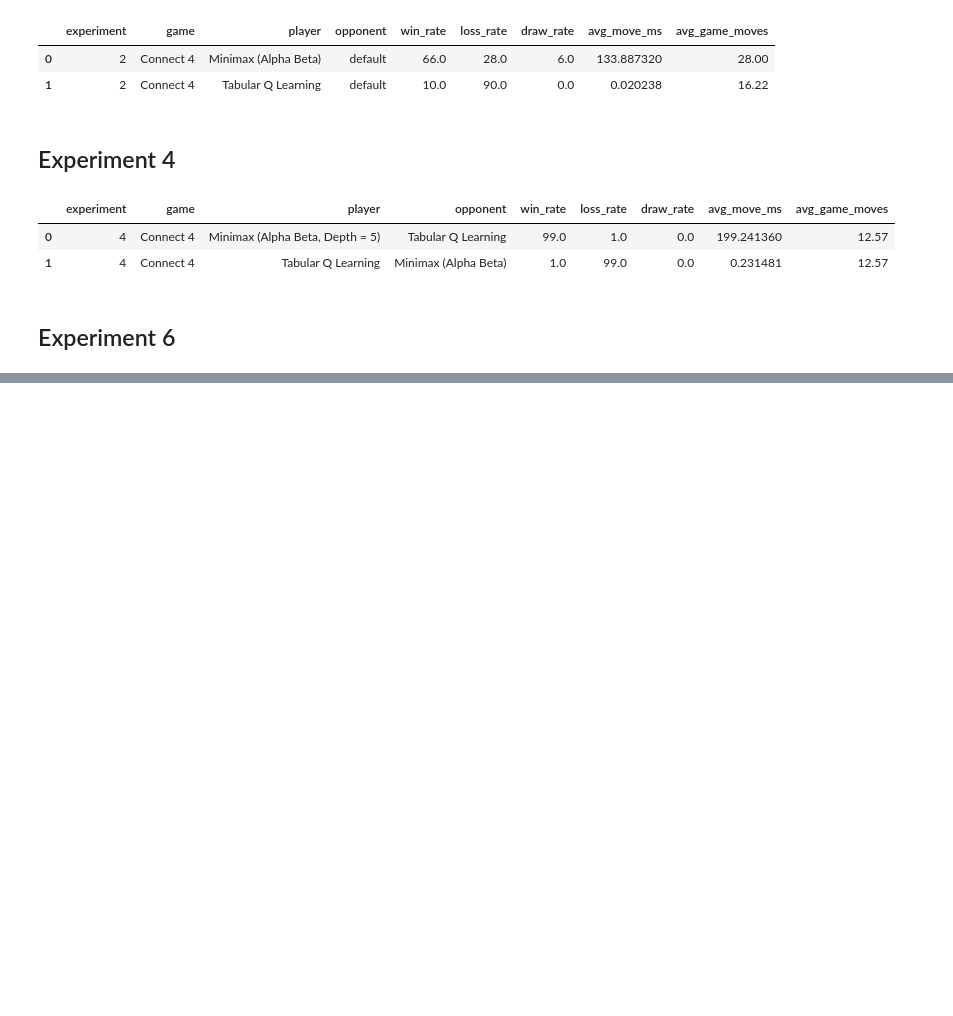
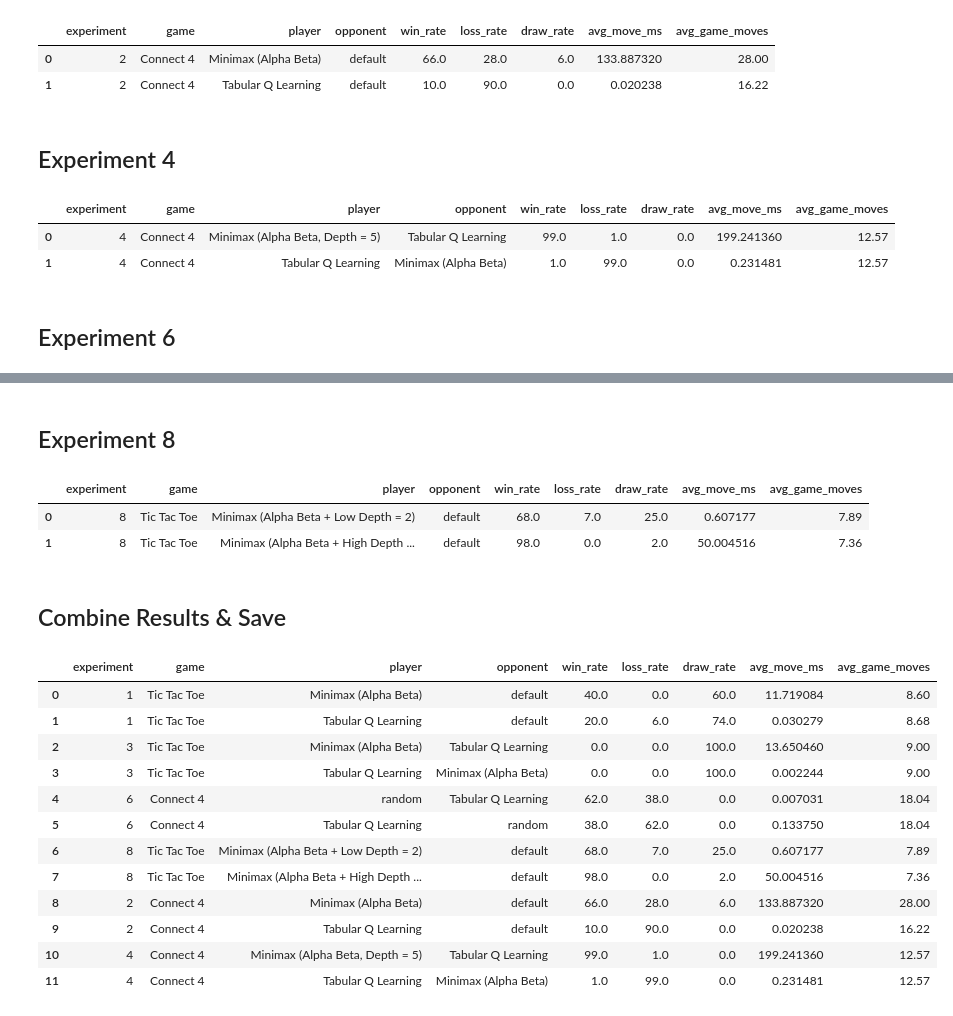
Before and after one commit to ggn1/cs7is2-artificial-intelligence-assignment3, a Jupyter notebook: result_visualization.ipynb, the cells around one changed output, grey strips where cells are left out. Cells and saved outputs as stored; diff of their text form; code cells hidden in the pictures; blank space fills up the shorter version.

Commit message:
result combined

```diff
--- a/result_visualization.ipynb
+++ b/result_visualization.ipynb
@@ -287,0 +292,53 @@ df_exp6_ps
+# %% [markdown]
+## Experiment 8
+# %%
+df_exp8 = df_ttt[df_ttt['session_id'].str.contains('exp8')]
+df_exp8_minimax_low_depth = df_exp8[df_ttt['session_id'].str.contains('2_depth')]
+df_exp8_minimax_high_depth = df_exp8[df_ttt['session_id'].str.contains('1000_depth')]
+
+performance_summary = []
+
+# Get performance of minimax agent (alpha beta pruning + low depth = 2)
+win_rate = (sum(df_exp8_minimax_low_depth['outcome'] == 1)/len(df_exp8_minimax_low_depth))*100
+loss_rate = (sum(df_exp8_minimax_low_depth['outcome'] == 2)/len(df_exp8_minimax_low_depth))*100
+draw_rate = (sum(df_exp8_minimax_low_depth['outcome'] == 0)/len(df_exp8_minimax_low_depth))*100
+avg_move_ms = df_exp8_minimax_low_depth['avg_milliseconds_per_move_player1'].mean()
+avg_game_moves = df_exp8_minimax_low_depth['num_moves'].mean()
+ps_exp8_minimax_low_depth = {}
+ps_exp8_minimax_low_depth['experiment'] = 8
+ps_exp8_minimax_low_depth['game'] = 'Tic Tac Toe'
+ps_exp8_minimax_low_depth['player'] = 'Minimax (Alpha Beta + Low Depth = 2)'
+ps_exp8_minimax_low_depth['opponent'] = 'default'
+ps_exp8_minimax_low_depth['win_rate'] = win_rate
+ps_exp8_minimax_low_depth['loss_rate'] = loss_rate
+ps_exp8_minimax_low_depth['draw_rate'] = draw_rate
+ps_exp8_minimax_low_depth['avg_move_ms'] = avg_move_ms
+ps_exp8_minimax_low_depth['avg_game_moves'] = avg_game_moves
+performance_summary.append(ps_exp8_minimax_low_depth)
+
+# Get performance of minimax agent (alpha beta pruning + high depth = 2)
+win_rate = (sum(df_exp8_minimax_high_depth['outcome'] == 1)/len(df_exp8_minimax_high_depth))*100
+loss_rate = (sum(df_exp8_minimax_high_depth['outcome'] == 2)/len(df_exp8_minimax_high_depth))*100
+draw_rate = (sum(df_exp8_minimax_high_depth['outcome'] == 0)/len(df_exp8_minimax_high_depth))*100
+avg_move_ms = df_exp8_minimax_high_depth['avg_milliseconds_per_move_player1'].mean()
+avg_game_moves = df_exp8_minimax_high_depth['num_moves'].mean()
+ps_exp8_minimax_high_depth = {}
+ps_exp8_minimax_high_depth['experiment'] = 8
+ps_exp8_minimax_high_depth['game'] = 'Tic Tac Toe'
+ps_exp8_minimax_high_depth['player'] = 'Minimax (Alpha Beta + High Depth = 1000)'
+ps_exp8_minimax_high_depth['opponent'] = 'default'
+ps_exp8_minimax_high_depth['win_rate'] = win_rate
+ps_exp8_minimax_high_depth['loss_rate'] = loss_rate
+ps_exp8_minimax_high_depth['draw_rate'] = draw_rate
+ps_exp8_minimax_high_depth['avg_move_ms'] = avg_move_ms
+ps_exp8_minimax_high_depth['avg_game_moves'] = avg_game_moves
+performance_summary.append(ps_exp8_minimax_high_depth)
+
+df_exp8_ps = pd.DataFrame(performance_summary)
+df_exp8_ps
+# %% [output]
+|  | experiment | game | player | opponent | win_rate | loss_rate | draw_rate | avg_move_ms | avg_game_moves |
+| 0 | 8 | Tic Tac Toe | Minimax (Alpha Beta + Low Depth = 2) | default | 68.0 | 7.0 | 25.0 | 0.607177 | 7.89 |
+| 1 | 8 | Tic Tac Toe | Minimax (Alpha Beta + High Depth ... | default | 98.0 | 0.0 | 2.0 | 50.004516 | 7.36 |
+# %% [markdown]
+## Combine Results & Save
@@ -287,0 +352,17 @@ df_exp6_ps
+# %%
+df_combined_ps = pd.read_csv('./__run_results/performance_summary.csv')
+df_combined_ps
+# %% [output]
+|  | experiment | game | player | opponent | win_rate | loss_rate | draw_rate | avg_move_ms | avg_game_moves |
+| 0 | 1 | Tic Tac Toe | Minimax (Alpha Beta) | default | 40.0 | 0.0 | 60.0 | 11.719084 | 8.60 |
+| 1 | 1 | Tic Tac Toe | Tabular Q Learning | default | 20.0 | 6.0 | 74.0 | 0.030279 | 8.68 |
+| 2 | 3 | Tic Tac Toe | Minimax (Alpha Beta) | Tabular Q Learning | 0.0 | 0.0 | 100.0 | 13.650460 | 9.00 |
+| 3 | 3 | Tic Tac Toe | Tabular Q Learning | Minimax (Alpha Beta) | 0.0 | 0.0 | 100.0 | 0.002244 | 9.00 |
+| 4 | 6 | Connect 4 | random | Tabular Q Learning | 62.0 | 38.0 | 0.0 | 0.007031 | 18.04 |
+| 5 | 6 | Connect 4 | Tabular Q Learning | random | 38.0 | 62.0 | 0.0 | 0.133750 | 18.04 |
+| 6 | 8 | Tic Tac Toe | Minimax (Alpha Beta + Low Depth = 2) | default | 68.0 | 7.0 | 25.0 | 0.607177 | 7.89 |
+| 7 | 8 | Tic Tac Toe | Minimax (Alpha Beta + High Depth ... | default | 98.0 | 0.0 | 2.0 | 50.004516 | 7.36 |
+| 8 | 2 | Connect 4 | Minimax (Alpha Beta) | default | 66.0 | 28.0 | 6.0 | 133.887320 | 28.00 |
+| 9 | 2 | Connect 4 | Tabular Q Learning | default | 10.0 | 90.0 | 0.0 | 0.020238 | 16.22 |
+| 10 | 4 | Connect 4 | Minimax (Alpha Beta, Depth = 5) | Tabular Q Learning | 99.0 | 1.0 | 0.0 | 199.241360 | 12.57 |
+| 11 | 4 | Connect 4 | Tabular Q Learning | Minimax (Alpha Beta) | 1.0 | 99.0 | 0.0 | 0.231481 | 12.57 |
```
Also changed, not shown: parts of 4 cells of this notebook.
